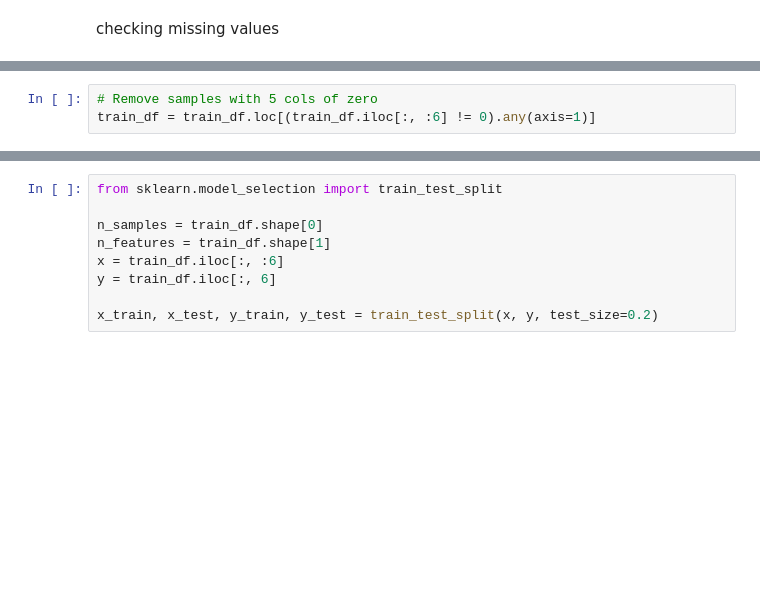
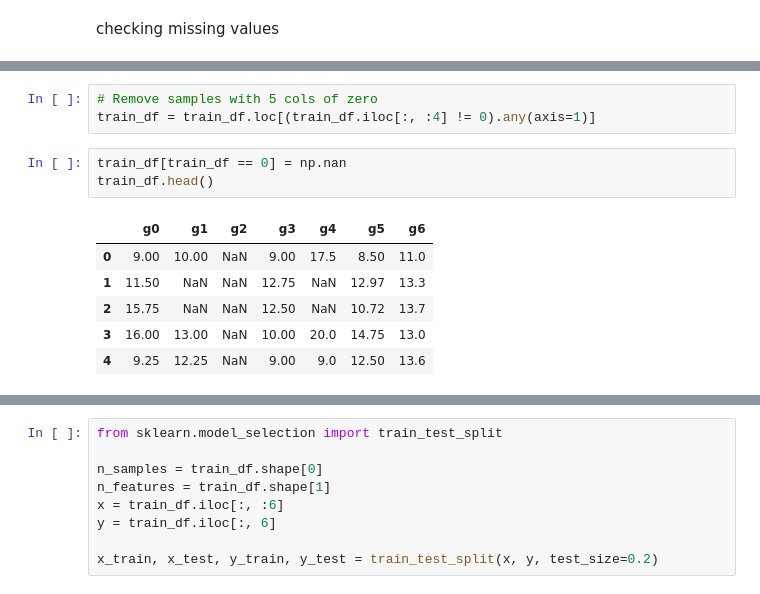
Before and after one commit to siavashkavousi/DM-course, a Jupyter notebook: student.ipynb, the cells around one changed output, grey strips where cells are left out. Cells and saved outputs as stored; diff of their text form; blank space fills up the shorter version.

```diff
--- a/student.ipynb
+++ b/student.ipynb
@@ -213,3 +204,13 @@ g0_count, g1_count, g2_count, g3_count, g4_count, g5_count, g6_count
 # %%
 # Remove samples with 5 cols of zero
-train_df = train_df.loc[(train_df.iloc[:, :6] != 0).any(axis=1)]
+train_df = train_df.loc[(train_df.iloc[:, :4] != 0).any(axis=1)]
+# %%
+train_df[train_df == 0] = np.nan
+train_df.head()
+# %% [output]
+|  | g0 | g1 | g2 | g3 | g4 | g5 | g6 |
+| 0 | 9.00 | 10.00 | NaN | 9.00 | 17.5 | 8.50 | 11.0 |
+| 1 | 11.50 | NaN | NaN | 12.75 | NaN | 12.97 | 13.3 |
+| 2 | 15.75 | NaN | NaN | 12.50 | NaN | 10.72 | 13.7 |
+| 3 | 16.00 | 13.00 | NaN | 10.00 | 20.0 | 14.75 | 13.0 |
+| 4 | 9.25 | 12.25 | NaN | 9.00 | 9.0 | 12.50 | 13.6 |
```
Also changed, not shown: parts of 4 cells of this notebook, 4 other files.
